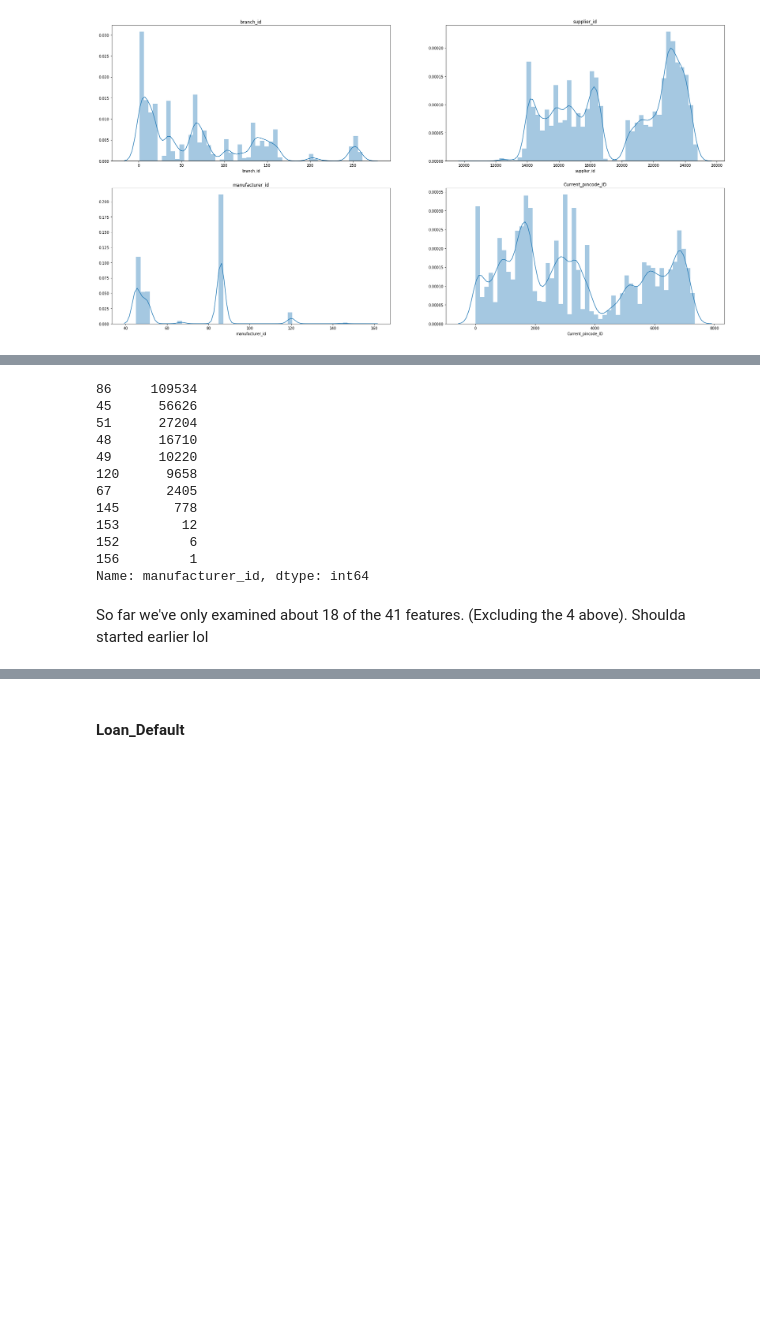
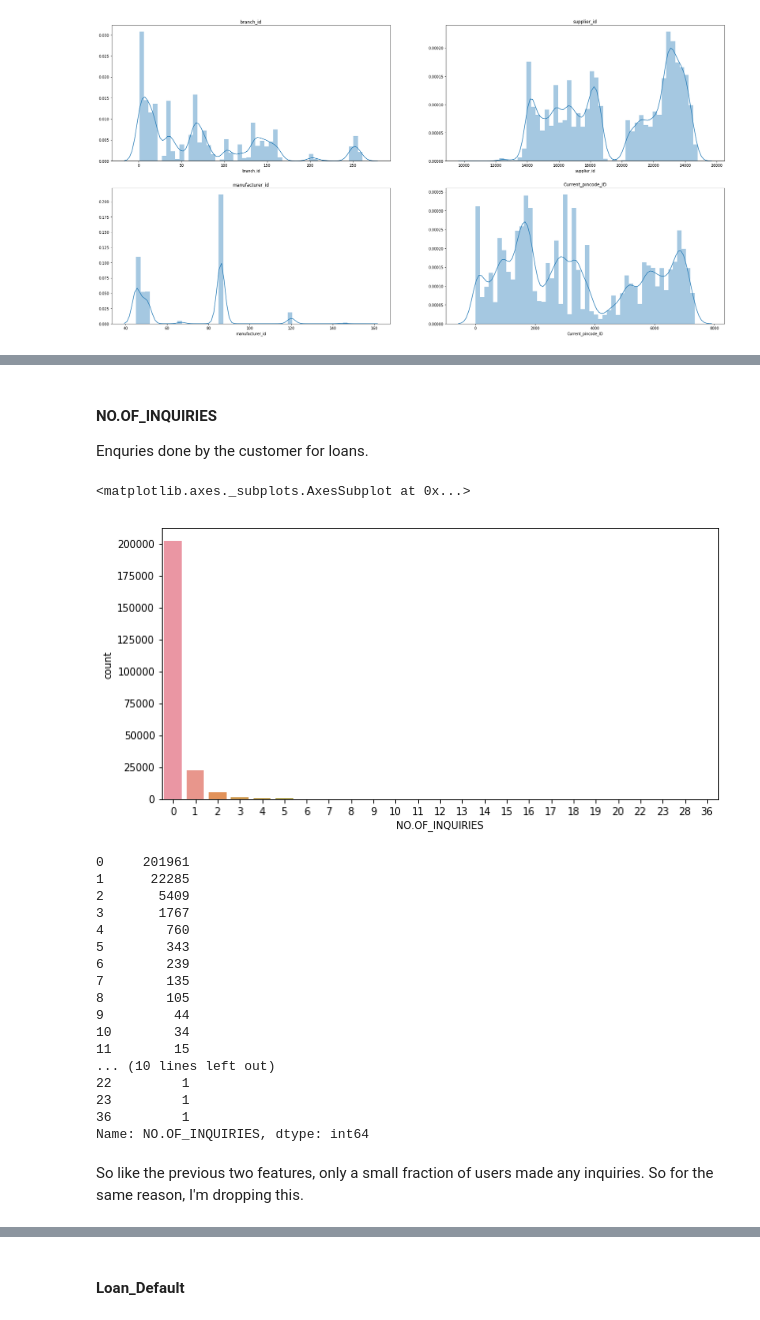
Before and after one commit to akashsara/LTFS-Data-Science-FinHack, a Jupyter notebook: EDA.ipynb, the cells around one changed output, grey strips where cells are left out. Cells and saved outputs as stored; diff of their text form; code cells hidden in the pictures; blank space fills up the shorter version.

Commit message:
EDA done.

```diff
--- a/EDA.ipynb
+++ b/EDA.ipynb
@@ -562,17 +688,34 @@ Text(0.5, 1.0, 'Current_pincode_ID')
+# %%
+train.drop(['DELINQUENT.ACCTS.IN.LAST.SIX.MONTHS'], axis = 1, inplace = True)
+test.drop(['DELINQUENT.ACCTS.IN.LAST.SIX.MONTHS'], axis = 1, inplace = True)
+# %% [markdown]
+#### NO.OF_INQUIRIES
+Enquries done by the customer for loans.
+# %%
+plt.rcParams['figure.figsize'] = (10, 5)
+sns.countplot(train['NO.OF_INQUIRIES'])
+# %% [output]
+<matplotlib.axes._subplots.AxesSubplot at 0x...>
+[figure, added]
 # %%
-train['manufacturer_id'].value_counts()
+train['NO.OF_INQUIRIES'].value_counts()
 # %% [output]
-86     109534
-45      56626
-51      27204
-48      16710
-49      10220
-120      9658
-67       2405
-145       778
-153        12
-152         6
-156         1
-Name: manufacturer_id, dtype: int64
+0     201961
+1      22285
+2       5409
+3       1767
+4        760
+5        343
+6        239
+7        135
+8        105
+9         44
+10        34
+11        15
+... (10 lines left out)
+22         1
+23         1
+36         1
+Name: NO.OF_INQUIRIES, dtype: int64
-# %% [markdown]
-So far we've only examined about 18 of the 41 features. (Excluding the 4 above). Shoulda started earlier lol
+# %% [markdown]
+So like the previous two features, only a small fraction of users made any inquiries. So for the same reason, I'm dropping this.
```
Also changed, not shown: parts of 60 cells of this notebook, 2 other files.
